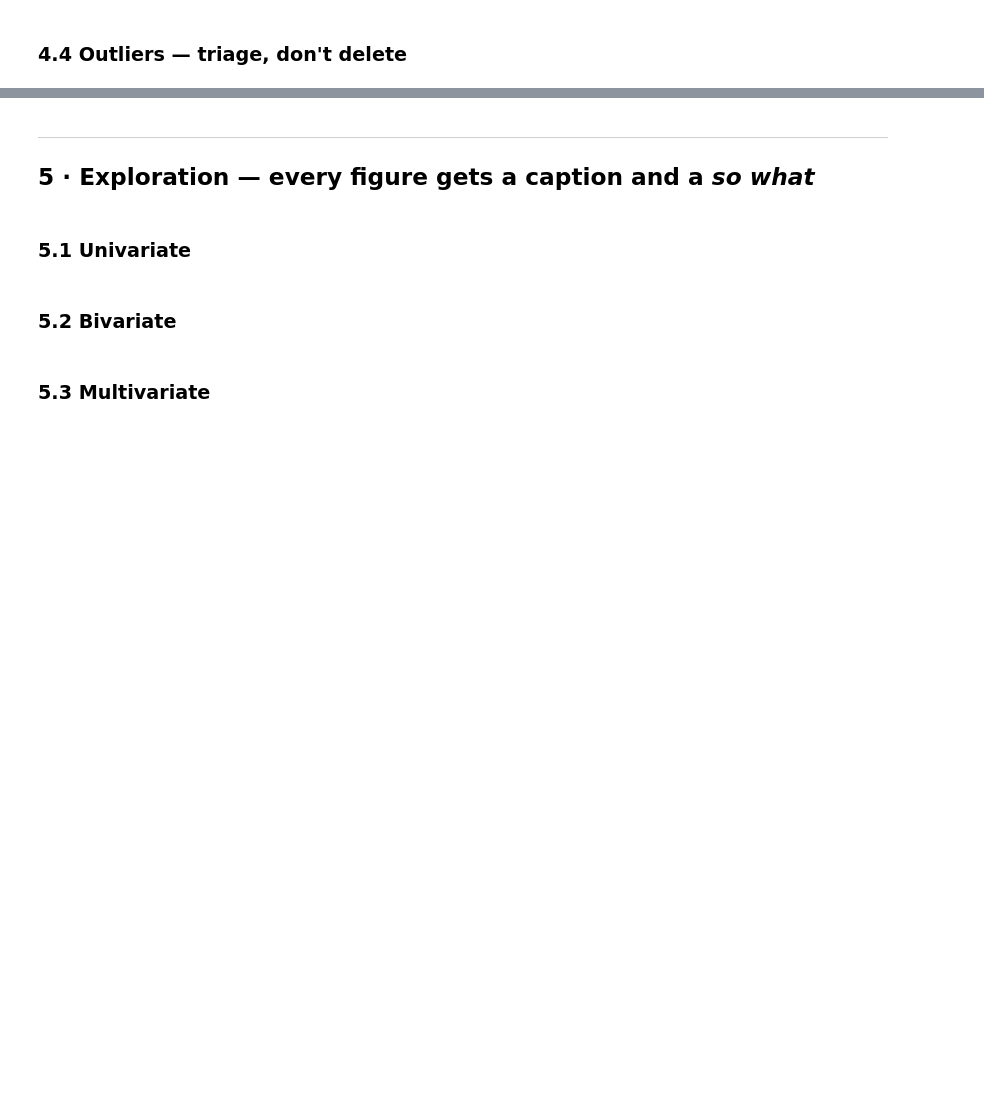
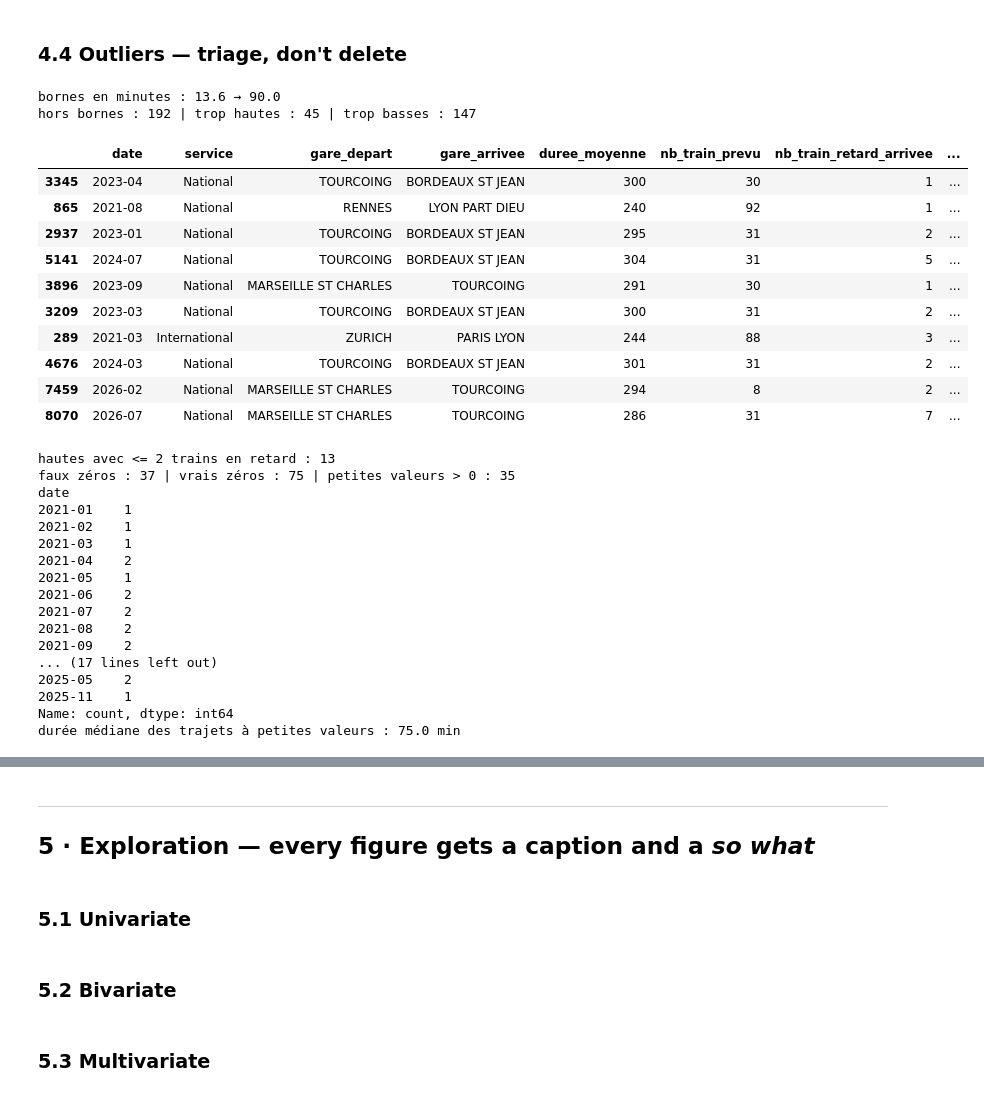
Before and after one commit to sarah-benaddad/tgv-punctuality-eda, a Jupyter notebook: project_04_tgv_punctuality.ipynb, the cells around one changed output, grey strips where cells are left out. Cells and saved outputs as stored; diff of their text form; code cells hidden in the pictures; blank space fills up the shorter version.

```diff
--- a/project_04_tgv_punctuality.ipynb
+++ b/project_04_tgv_punctuality.ipynb
@@ -386,3 +685,78 @@ miss
 # %%
 # TODO: pick your key numeric column. Use an IQR fence (on a log scale if it is skewed),
 # look at the flagged rows, separate errors from real extremes, decide per group, log.
+# %%
+
+# --- ajout groupe : outliers sur retard_moyen_arrivee (notre mesure d'ampleur) ---
+# colonne très asymétrique (75% < 45 min mais max à 300) -> IQR sur le log
+# log1p = log(1+x) car il y a des 0
+x = np.log1p(df["retard_moyen_arrivee"])
+q1, q3 = x.quantile([0.25, 0.75])
+bas, haut = q1 - IQR_K * (q3 - q1), q3 + IQR_K * (q3 - q1)
+print(f"bornes en minutes : {np.expm1(bas):.1f} → {np.expm1(haut):.1f}")
+print("hors bornes :", ((x < bas) | (x > haut)).sum(),
+      "| trop hautes :", (x > haut).sum(), "| trop basses :", (x < bas).sum())
+
+cols = ["date", "service", "gare_depart", "gare_arrivee", "duree_moyenne",
+        "nb_train_prevu", "nb_train_retard_arrivee", "retard_moyen_arrivee"]
+
+# --- groupe 1 : trop hautes -> vrais incidents ---
+# souvent 1-2 trains en retard sur des longs trajets : extrême mais pas faux
+haut_flag = x > haut
+display(df.loc[haut_flag, cols].sort_values("retard_moyen_arrivee", ascending=False).head(10))
+print("hautes avec <= 2 trains en retard :", (haut_flag & (df["nb_train_retard_arrivee"] <= 2)).sum())
+log("retard_moyen_arrivee", "high outliers > 90 min (IQR on log scale)", int(haut_flag.sum()),
+    "keep; weight by nb_train_retard_arrivee in analysis",
+    "real incidents on long routes, often a mean over 1-2 late trains: extreme but not wrong")
+
+# --- groupe 2 : trop basses -> 3 sous-groupes à séparer ---
+faux_zero = (df["nb_train_retard_arrivee"] > 0) & (df["retard_moyen_arrivee"] == 0)
+vrai_zero = (df["nb_train_retard_arrivee"] == 0) & (df["retard_moyen_arrivee"] == 0)
+petits = (x < bas) & (df["retard_moyen_arrivee"] > 0)
+print("faux zéros :", faux_zero.sum(), "| vrais zéros :", vrai_zero.sum(), "| petites valeurs > 0 :", petits.sum())
+
+# 2a. faux zéros : des trains en retard mais moyenne = 0 -> impossible = manquant codé en 0
+print(df.loc[faux_zero, "date"].value_counts().sort_index())   # concentré sur certains mois ?
+df.loc[faux_zero, "retard_moyen_arrivee"] = np.nan
+log("retard_moyen_arrivee", "0 while nb_train_retard_arrivee > 0 (disguised missing)", int(faux_zero.sum()),
+    "set to NaN", "a mean delay of 0 is impossible when trains were late: 0 fills an empty value")
+
+# 2b. vrais zéros : aucun train en retard -> moyenne 0 logique
+log("retard_moyen_arrivee", "0 with no late train", int(vrai_zero.sum()),
+    "keep", "logical: no late train, mean delay = 0")
+
+# 2c. petites valeurs : plausibles sur trajets courts (seuil AQST = 5 min si trajet < 1h30)
+print("durée médiane des trajets à petites valeurs :", df.loc[petits, "duree_moyenne"].median(), "min")
+log("retard_moyen_arrivee", "low outliers > 0 (below IQR fence)", int(petits.sum()),
+    "keep", "plausible on short routes: AQST counts a train late from 5 min if trip < 1h30")
+# %% [output]
+bornes en minutes : 13.6 → 90.0
+hors bornes : 192 | trop hautes : 45 | trop basses : 147
+|  | date | service | gare_depart | gare_arrivee | duree_moyenne | nb_train_prevu | nb_train_retard_arrivee | ... |
+| 3345 | 2023-04 | National | TOURCOING | BORDEAUX ST JEAN | 300 | 30 | 1 | ... |
+| 865 | 2021-08 | National | RENNES | LYON PART DIEU | 240 | 92 | 1 | ... |
+| 2937 | 2023-01 | National | TOURCOING | BORDEAUX ST JEAN | 295 | 31 | 2 | ... |
+| 5141 | 2024-07 | National | TOURCOING | BORDEAUX ST JEAN | 304 | 31 | 5 | ... |
+| 3896 | 2023-09 | National | MARSEILLE ST CHARLES | TOURCOING | 291 | 30 | 1 | ... |
+| 3209 | 2023-03 | National | TOURCOING | BORDEAUX ST JEAN | 300 | 31 | 2 | ... |
+| 289 | 2021-03 | International | ZURICH | PARIS LYON | 244 | 88 | 3 | ... |
+| 4676 | 2024-03 | National | TOURCOING | BORDEAUX ST JEAN | 301 | 31 | 2 | ... |
+| 7459 | 2026-02 | National | MARSEILLE ST CHARLES | TOURCOING | 294 | 8 | 2 | ... |
+| 8070 | 2026-07 | National | MARSEILLE ST CHARLES | TOURCOING | 286 | 31 | 7 | ... |
+hautes avec <= 2 trains en retard : 13
+faux zéros : 37 | vrais zéros : 75 | petites valeurs > 0 : 35
+date
+2021-01    1
+2021-02    1
+2021-03    1
+2021-04    2
+2021-05    1
+2021-06    2
+2021-07    2
+2021-08    2
+2021-09    2
+... (17 lines left out)
+2025-05    2
+2025-11    1
+Name: count, dtype: int64
+durée médiane des trajets à petites valeurs : 75.0 min
```
Also changed, not shown: parts of 21 cells of this notebook, 2 other files.
